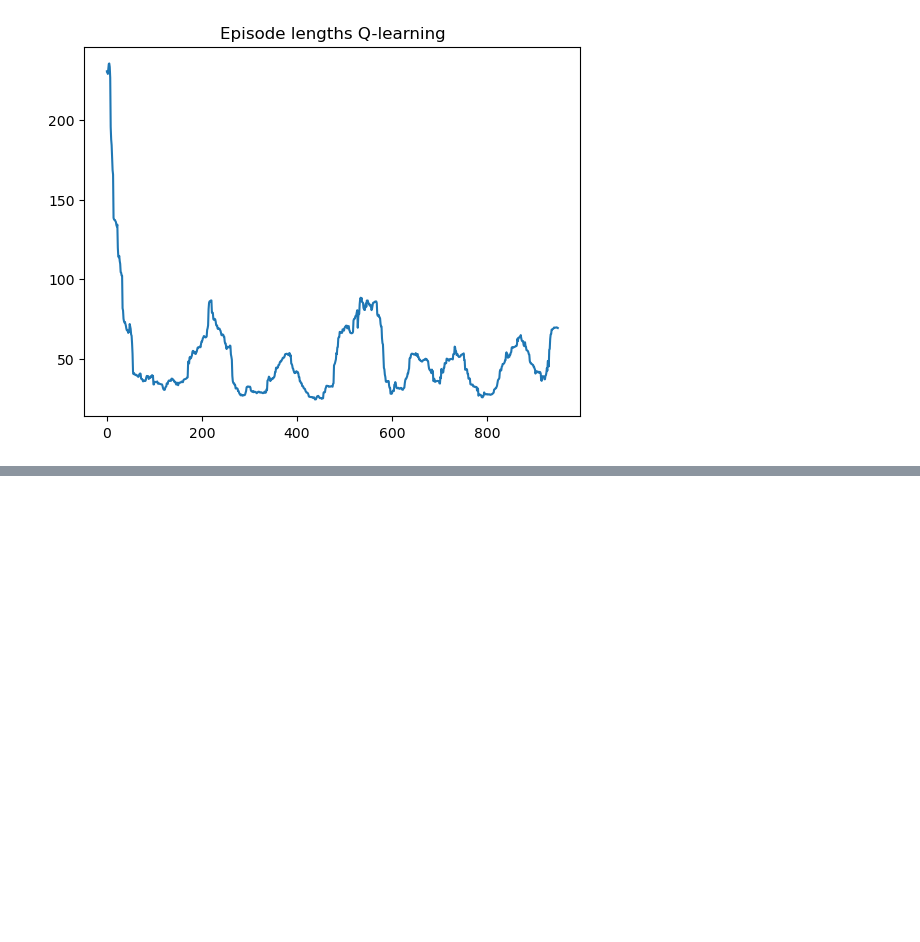
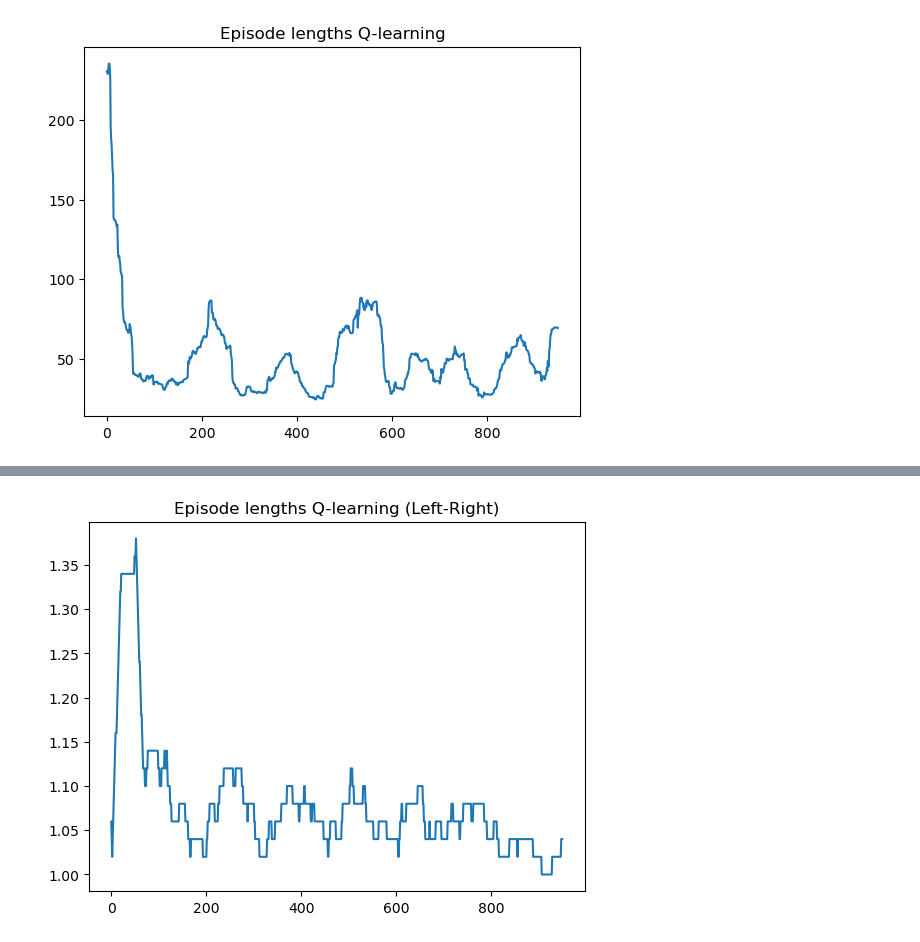
Before and after one commit to ThijsKuipers1995/RL_project, a Jupyter notebook: results.ipynb, the cells around one changed output, grey strips where cells are left out. Cells and saved outputs as stored; diff of their text form; code cells hidden in the pictures; blank space fills up the shorter version.

```diff
--- a/results.ipynb
+++ b/results.ipynb
@@ -19,0 +20,4 @@ experiments.episode_lengths_double_q_learning_stochastic()
+# %%
+experiments.episode_lengths_q_learning_left_right()
+# %% [output]
+[figure, added]
```
Also changed, not shown: parts of 1 cell of this notebook, 4 other files.
